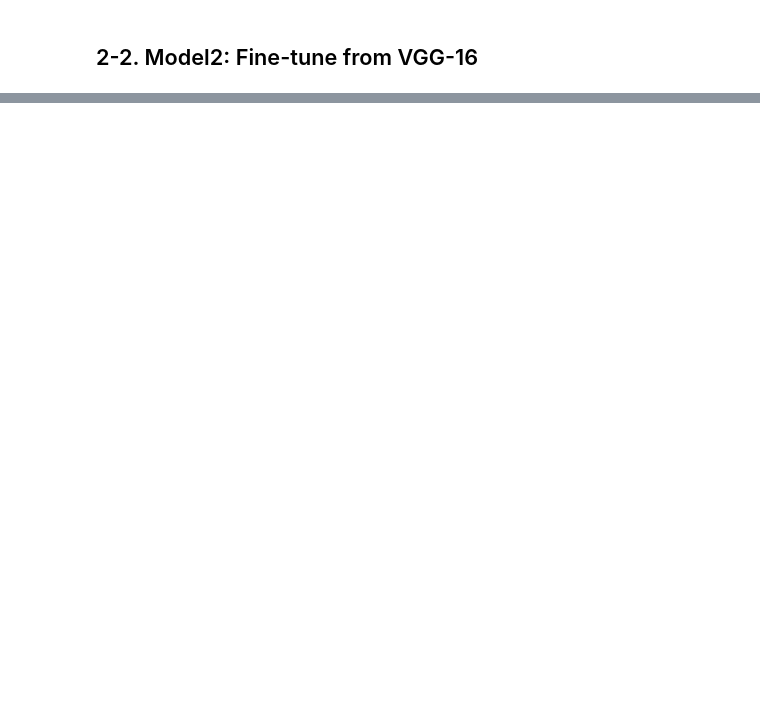
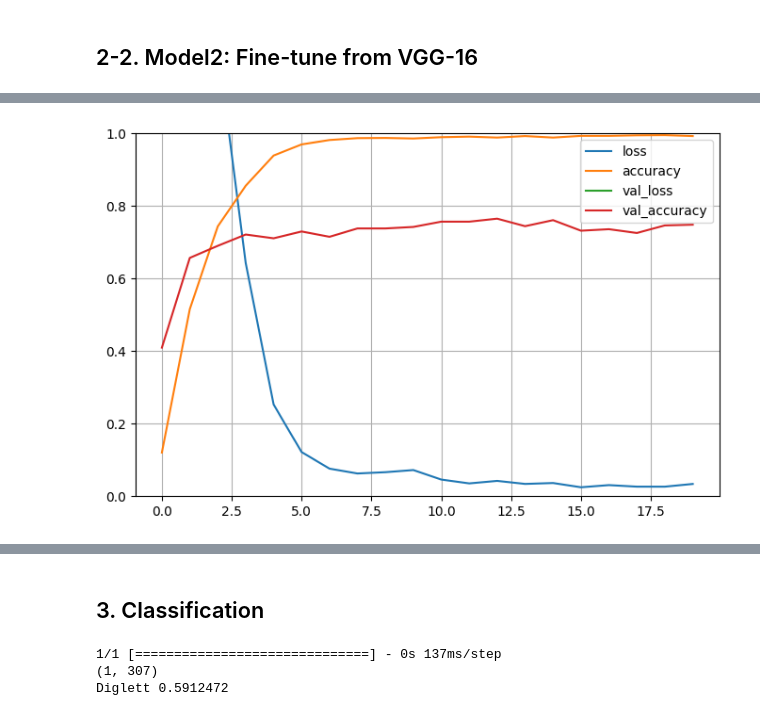
Before and after one commit to calculus0129/pokemon-classification, a Jupyter notebook: Model.ipynb, the cells around one changed output, grey strips where cells are left out. Drawn from its saved outputs; the diff is of its cells as text; code cells hidden in the pictures; blank space fills up the shorter version.

```diff
--- a/Model.ipynb
+++ b/Model.ipynb
@@ -111,11 +140,11 @@ x_valid.shape: (1486, 227, 227, 3),     y_valid.shape: (1486,)
 # %% [markdown]
 ## 2-1. Model1: Plain Convolution 2D Layer
 # %%
-from tensorflow.keras.models import Sequential
-from tensorflow.keras.layers import Conv2D, MaxPooling2D, Flatten, Dense, Dropout
+from keras.models import Sequential
+from keras.layers import Conv2D, MaxPooling2D, Flatten, Dense, Dropout
 
 cnn_model = Sequential([
-    Conv2D(32, (3, 3), activation='relu', padding="same", input_shape=(227, 227, 3)),
+    Conv2D(32, (3, 3), activation='relu', padding="same", input_shape=(224, 224, 3)),
     MaxPooling2D(2, 2),
     Conv2D(64, (3, 3), activation='relu'),
     MaxPooling2D(2, 2),
@@ -129,5 +158,5 @@ cnn_model = Sequential([
 # %%
 cnn_model.compile(loss='sparse_categorical_crossentropy', optimizer='adam', metrics=['accuracy'])
 # %%
-hist = cnn_model.fit(x_train, y_train, epochs=10, validation_data=(x_valid, y_valid))
+hist = cnn_model.fit(x_train, y_train, epochs=20, validation_data=(x_valid, y_valid))
 # %% [output]
@@ -210,7 +215,8 @@ train_generator = train_datagen.flow_from_directory(
 # %%
-from tensorflow.keras.applications import VGG16
-from tensorflow.keras.layers import Dense, Flatten, Dropout
-from tensorflow.keras.models import Model
+from keras.applications import VGG16
+from keras.layers import Dense, Flatten, Dropout
+from keras.models import Model
+from keras.optimizers import Adam
 
 # Load VGG16 pre-trained on ImageNet data
 base_model = VGG16(weights='imagenet', include_top=False, input_shape=(224, 224, 3))
@@ -224,13 +230,13 @@ x = base_model.output
 x = Flatten()(x)
 x = Dense(512, activation='relu')(x)
 x = Dropout(0.5)(x)
-predictions = Dense(number_of_classes, activation='softmax')(x)
+predictions = Dense(len(labels), activation='softmax')(x)
 
 # This is the model we will train
 model = Model(inputs=base_model.input, outputs=predictions)
 
 # Compile the model
-model.compile(optimizer='adam', loss='categorical_crossentropy', metrics=['accuracy'])
+model.compile(optimizer=Adam(learning_rate=0.0001), loss='sparse_categorical_crossentropy', metrics=['accuracy'])
 # %% [output]
 Downloading data from https://storage.googleapis.com/tensorflow/keras-applications/vgg16/vgg16_weights_tf_dim_ordering_tf_kernels_notop.h5
 58889256/58889256 [==============================] - 2s 0us/step
@@ -237,0 +243,3 @@ NameError: name 'number_of_classes' is not defined
+# %%
+# Example of training; adjust parameters as necessary
+hist=model.fit(x_train, y_train, epochs=20, validation_data=(x_valid, y_valid))
@@ -237,0 +264,7 @@ NameError: name 'number_of_classes' is not defined
+# %%
+visualize_hist(hist)
+test_loss, test_acc = cnn_model.evaluate(x_test, y_test)
+print("Test accuracy:", test_acc)
+model.save('pokemon_classifier_vgg16_1_model.h5')
+# %% [output]
+[figure, added]
@@ -237,0 +273,2 @@ NameError: name 'number_of_classes' is not defined
+# %% [markdown]
+## 3. Classification
@@ -237,0 +293,17 @@ NameError: name 'number_of_classes' is not defined
+# %%
+from tensorflow.keras.models import load_model
+
+# Load the model
+model = load_model('pokemon_classifier_vgg16_1_model.h5')
+predictions = model.predict(processed_image)
+print(predictions.shape)
+# print(predictions)  # Outputs probability for each class
+pred_idx = np.argmax(predictions, axis=1)[0]
+
+predicted_label = labels[pred_idx]
+prob = predictions[0,pred_idx]
+print(predicted_label, prob)
+# %% [output]
+1/1 [==============================] - 0s 137ms/step
+(1, 307)
+Diglett 0.5912472
```
Also changed, not shown: parts of 23 cells of this notebook, 4 other files.
